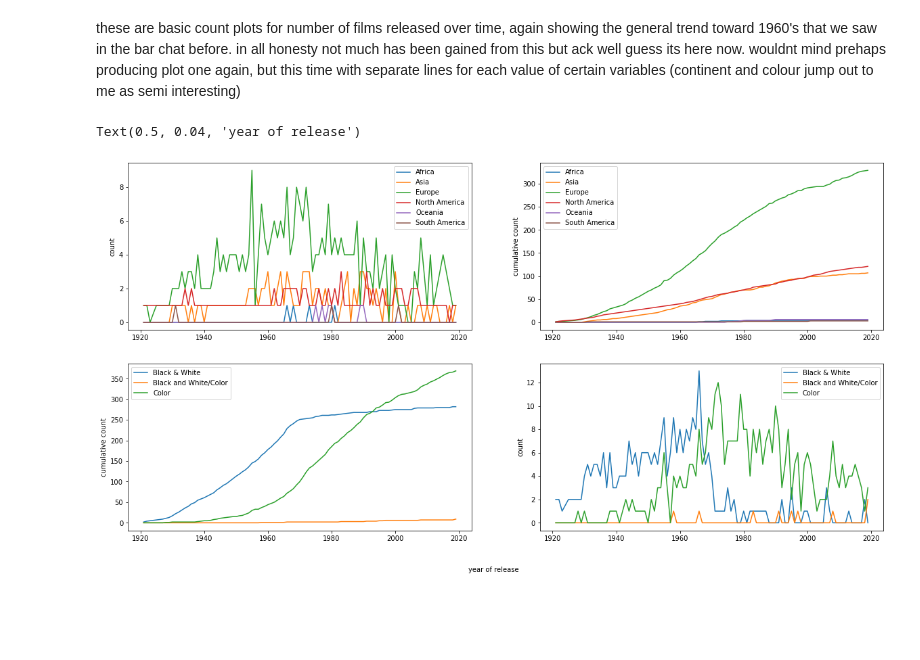
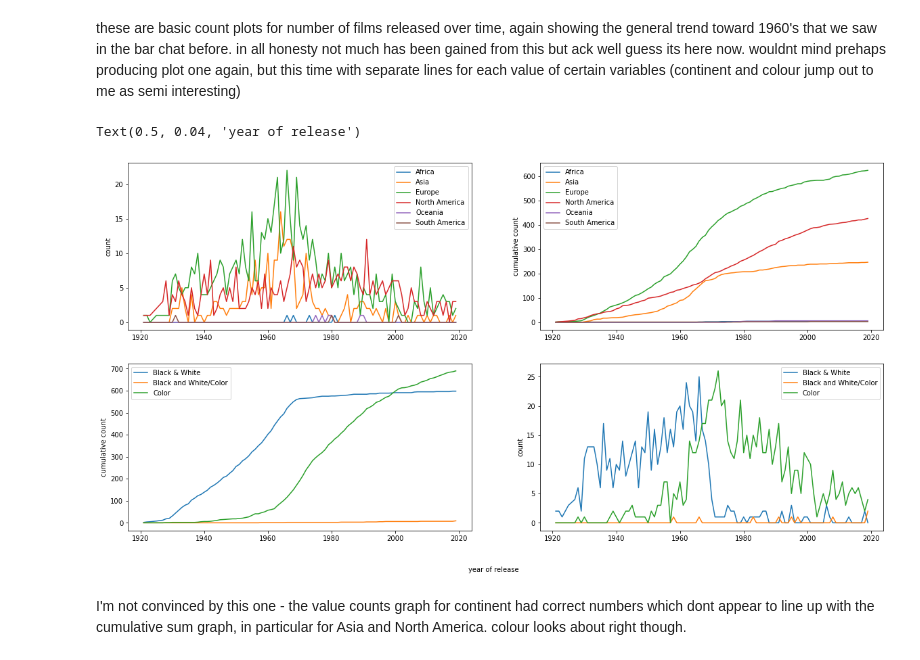
Before and after one commit to JohnStokes228/movie_eda, a Jupyter notebook: initial_eda.ipynb, the cells around one changed output. Saved outputs shown, nothing was run; the diff lists cells and outputs as text; code cells hidden in the pictures; blank space fills up the shorter version.

Commit message:
updated multiline graphs to have more correct values in the cumsum option

```diff
--- a/initial_eda.ipynb
+++ b/initial_eda.ipynb
@@ -87,33 +87,37 @@ plt.show()
 # %% [markdown]
 these are basic count plots for number of films released over time, again showing the general trend toward 1960's that we saw in the bar chat before. in all honesty not much has been gained from this but ack well guess its here now. wouldnt mind prehaps producing plot one again, but this time with separate lines for each value of certain variables (continent and colour jump out to me as semi interesting)
 # %%
-year_continent_counts = pd.pivot_table(df, values='country', index='year_of_release', columns='continent',
-                                      aggfunc=lambda x: x.value_counts().count(), fill_value=0)
+### multiline time series for certain columns ###
+
+year_continent_counts = pd.pivot_table(df, values='title', index='year_of_release', columns='continent',
+                                      aggfunc=pd.Series.nunique, fill_value=0)
 year_continent_cum_counts = year_continent_counts.cumsum()
 
-year_colour_counts = pd.pivot_table(df, values='country', index='year_of_release', columns='colour',
-                                      aggfunc=lambda x: x.value_counts().count(), fill_value=0)
+year_colour_counts = pd.pivot_table(df, values='title', index='year_of_release', columns='colour',
+                                      aggfunc=pd.Series.nunique, fill_value=0)
 year_colour_cum_counts = year_colour_counts.cumsum()
 
 fig, ax = plt.subplots(2, 2, figsize=(20, 10))
 
 lines = ax[0, 0].plot(year_continent_counts)
 ax[0, 0].set_ylabel('count')
 ax[0, 0].legend(lines, sorted(df.continent.dropna().unique()))
 
 lines = ax[0, 1].plot(year_continent_cum_counts)
 ax[0, 1].set_ylabel('cumulative count')
 ax[0, 1].legend(lines, sorted(df.continent.dropna().unique()))
 
 lines = ax[1, 1].plot(year_colour_counts)
 ax[1, 1].set_ylabel('count')
 ax[1, 1].legend(lines, sorted(df.colour.dropna().unique()))
 
 lines = ax[1, 0].plot(year_colour_cum_counts)
 ax[1, 0].set_ylabel('cumulative count')
 ax[1, 0].legend(lines, sorted(df.colour.dropna().unique()))
 
 fig.text(0.5, 0.04, 'year of release', ha='center')
 # %% [output]
 Text(0.5, 0.04, 'year of release')
-[figure, old version]
+[figure, new version]
+# %% [markdown]
+I'm not convinced by this one - the value counts graph for continent had correct numbers which dont appear to line up with the cumulative sum graph, in particular for Asia and North America. colour looks about right though.
```
